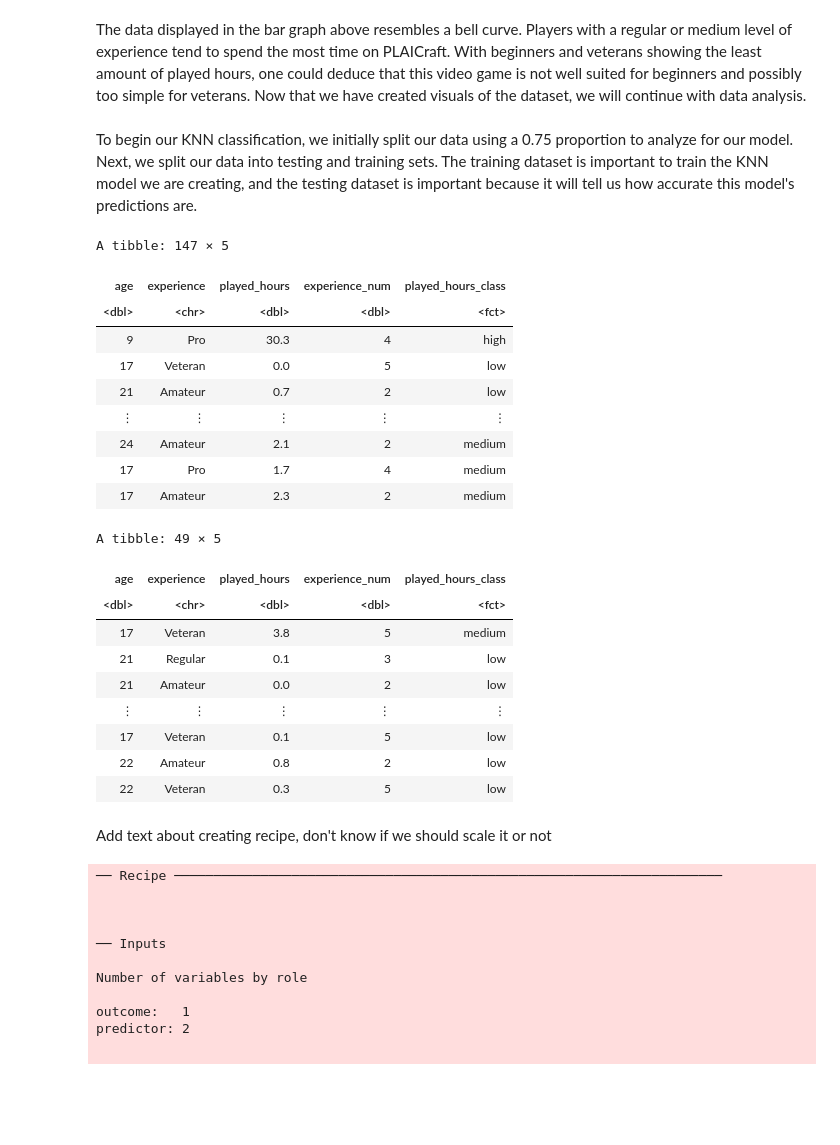
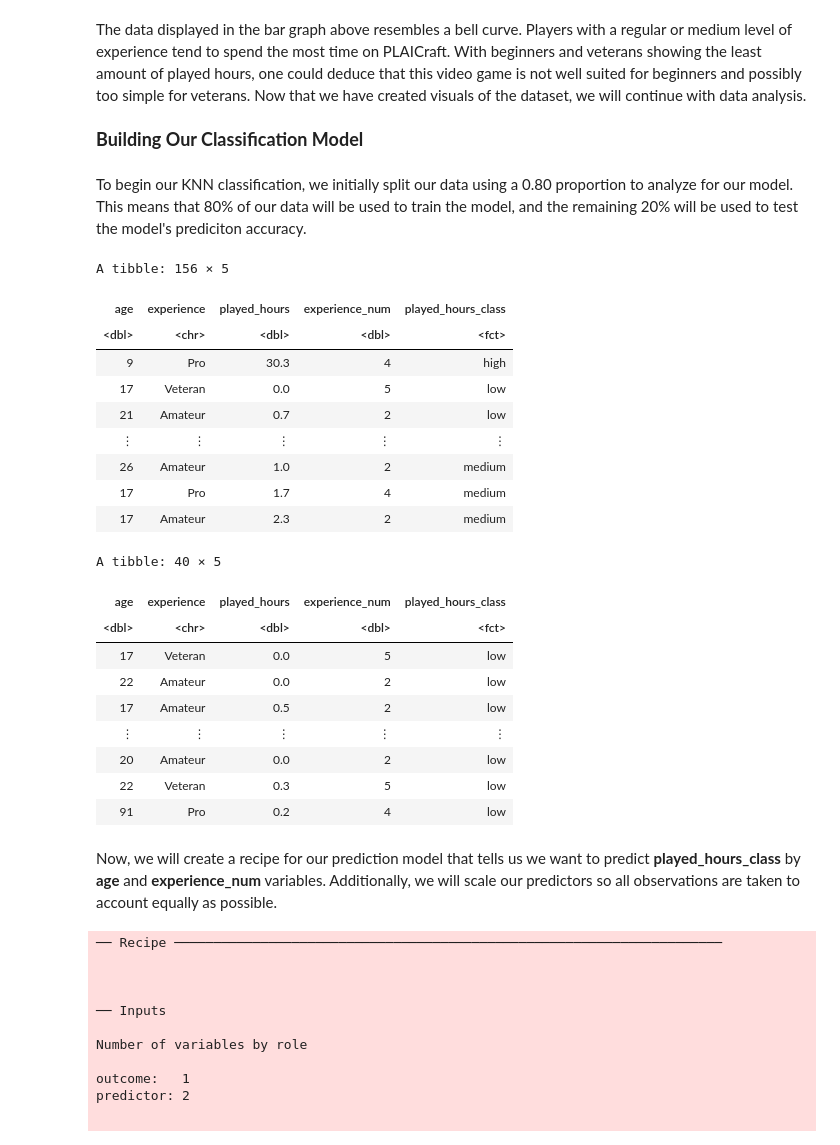
Before and after one commit to kathyythoi/dsci_project, a Jupyter notebook: finalprojectreoport.ipynb, the cells around one changed output. Drawn from its saved outputs; the diff is of its cells as text; code cells hidden in the pictures; blank space fills up the shorter version.

```diff
--- a/finalprojectreoport.ipynb
+++ b/finalprojectreoport.ipynb
@@ -303,34 +289,37 @@ experience_playtime
 # %% [markdown]
 The data displayed in the bar graph above resembles a bell curve. Players with a regular or medium level of experience tend to spend the most time on PLAICraft. With beginners and veterans showing the least amount of played hours, one could deduce that this video game is not well suited for beginners and possibly too simple for veterans. Now that we have created visuals of the dataset, we will continue with data analysis.
+# %% [markdown]
+<span style="font-size:18px;">**Building Our Classification Model**</span>
 # %% [markdown]
-To begin our KNN classification, we initially split our data using a 0.75 proportion to analyze for our model. Next, we split our data into testing and training sets. The training dataset is important to train the KNN model we are creating, and the testing dataset is important because it will tell us how accurate this model's predictions are.
+To begin our KNN classification, we initially split our data using a 0.80 proportion to analyze for our model. This means that 80% of our data will be used to train the model, and the remaining 20% will be used to test the model's prediciton accuracy.
 # %%
-players_split <- initial_split(data_classified, prop = .75, strata = played_hours_class)
+set.seed(2019)
+players_split <- initial_split(data_classified, prop = .80, strata = played_hours_class)
 players_train <- training(players_split)
 players_test <- testing(players_split)
 players_train
 players_test
 # %% [output]
-A tibble: 147 × 5
+A tibble: 156 × 5
 | age | experience | played_hours | experience_num | played_hours_class |
 | <dbl> | <chr> | <dbl> | <dbl> | <fct> |
 | 9 | Pro | 30.3 | 4 | high |
 | 17 | Veteran | 0.0 | 5 | low |
 | 21 | Amateur | 0.7 | 2 | low |
 | ⋮ | ⋮ | ⋮ | ⋮ | ⋮ |
-| 24 | Amateur | 2.1 | 2 | medium |
+| 26 | Amateur | 1.0 | 2 | medium |
 | 17 | Pro | 1.7 | 4 | medium |
 | 17 | Amateur | 2.3 | 2 | medium |
-A tibble: 49 × 5
+A tibble: 40 × 5
 | age | experience | played_hours | experience_num | played_hours_class |
 | <dbl> | <chr> | <dbl> | <dbl> | <fct> |
-| 17 | Veteran | 3.8 | 5 | medium |
-| 21 | Regular | 0.1 | 3 | low |
-| 21 | Amateur | 0.0 | 2 | low |
+| 17 | Veteran | 0.0 | 5 | low |
+| 22 | Amateur | 0.0 | 2 | low |
+| 17 | Amateur | 0.5 | 2 | low |
 | ⋮ | ⋮ | ⋮ | ⋮ | ⋮ |
-| 17 | Veteran | 0.1 | 5 | low |
-| 22 | Amateur | 0.8 | 2 | low |
+| 20 | Amateur | 0.0 | 2 | low |
 | 22 | Veteran | 0.3 | 5 | low |
+| 91 | Pro | 0.2 | 4 | low |
 # %% [markdown]
-Add text about creating recipe, don't know if we should scale it or not
+Now, we will create a recipe for our prediction model that tells us we want to predict **played_hours_class** by **age** and **experience_num** variables. Additionally, we will scale our predictors so all observations are taken to account equally as possible.
 # %%
```
Also changed, not shown: parts of 39 cells of this notebook.
